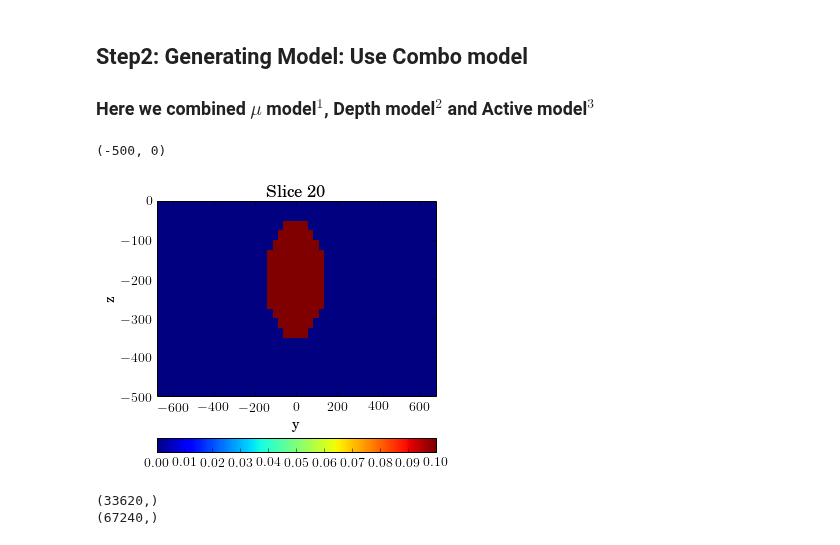
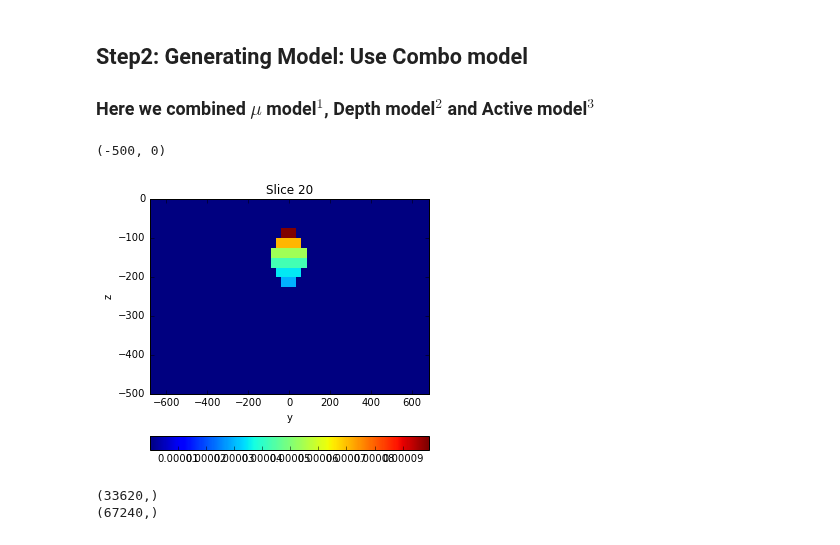
Before and after one commit to simpeg/simpeg, a Jupyter notebook: simpegPF/notebooks/MagInversion.ipynb, the cells around one changed output. Drawn from its saved outputs; the diff is of its cells as text; code cells hidden in the pictures.

```diff
--- a/simpegPF/notebooks/MagInversion.ipynb
+++ b/simpegPF/notebooks/MagInversion.ipynb
@@ -45,12 +47,12 @@ chi_ini = np.ones_like(chi)*chibkg
 chi_ini[sph_ind_ini] = chiblk*0.1
 # %%
 fig, ax = plt.subplots(1,1, figsize = (5, 5))
-dat1 = mesh.plotSlice(rmap*test, ax = ax, normal = 'X')
+dat1 = mesh.plotSlice(rmap*model, ax = ax, normal = 'X')
 plt.colorbar(dat1[0], orientation="horizontal", ax = ax)
 ax.set_ylim(-500, 0)
 # %% [output]
 (-500, 0)
-[figure, old version]
+[figure, new version]
 # %%
 print model.shape
 print chi.shape
```
Also changed, not shown: parts of 10 cells of this notebook, 3 other files.
